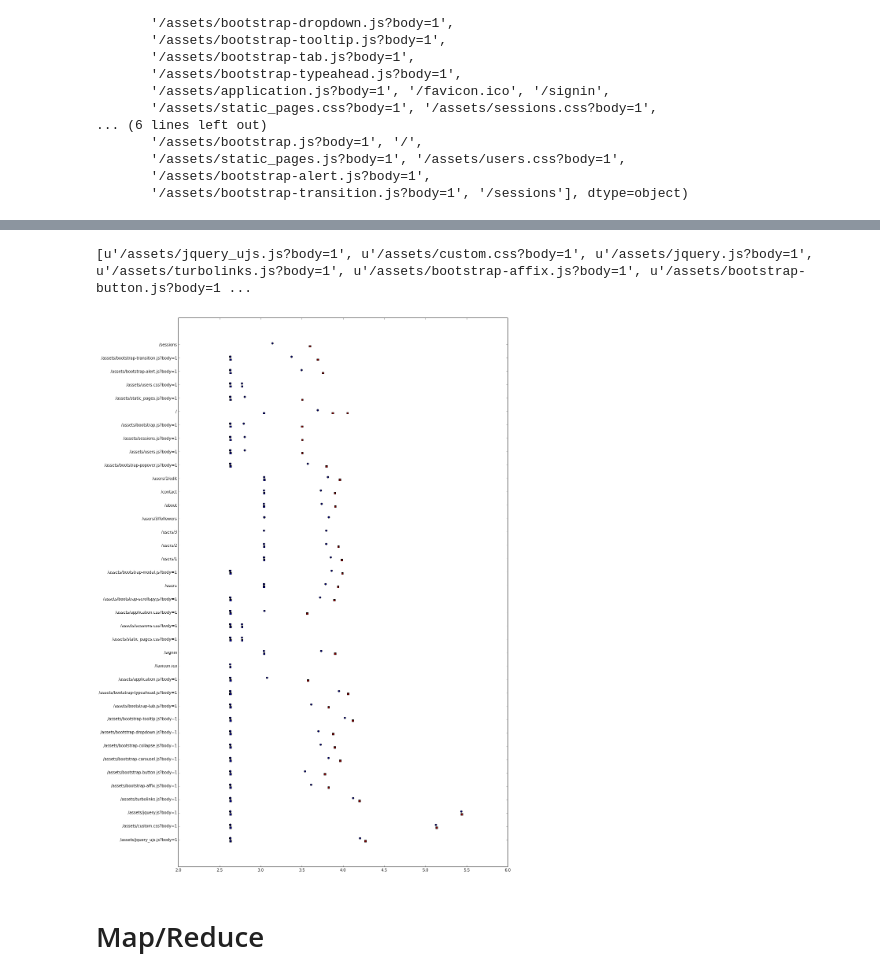
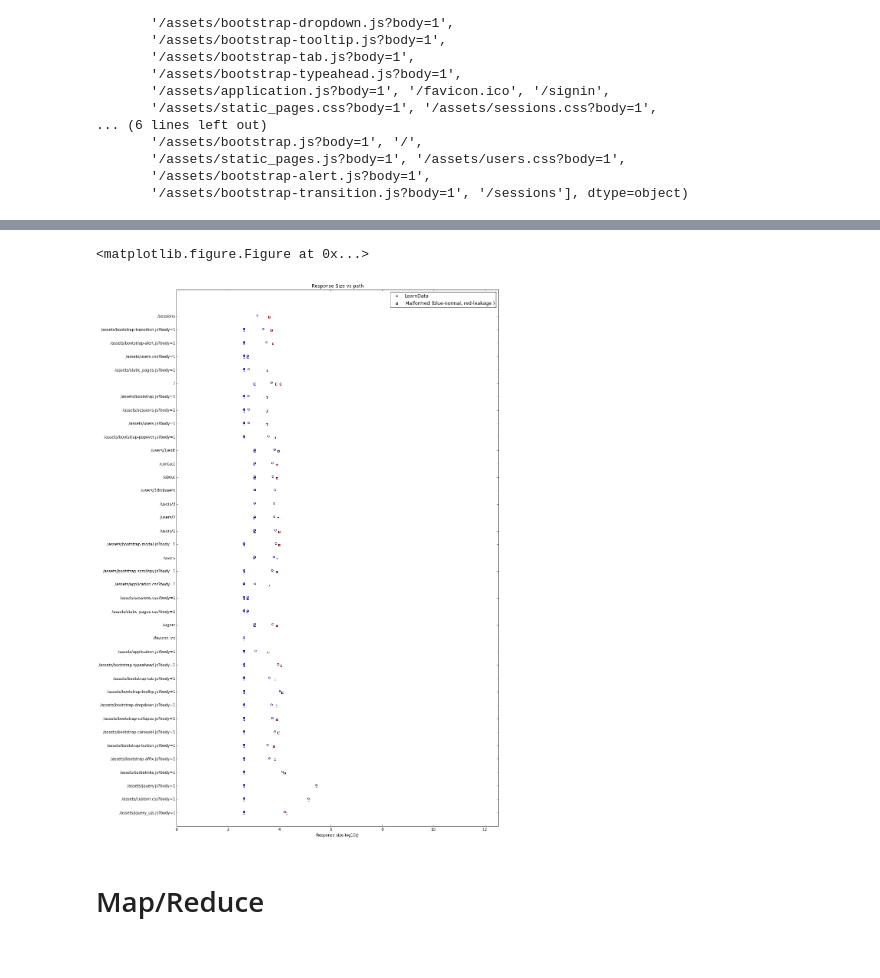
Before and after one commit to wangwf/Codes, a Jupyter notebook: dataLogs/mongodb.ipynb, the cells around one changed output, grey strips where cells are left out. Drawn from its saved outputs; the diff is of its cells as text; code cells hidden in the pictures.

```diff
--- a/dataLogs/mongodb.ipynb
+++ b/dataLogs/mongodb.ipynb
@@ -643,8 +648,8 @@ dfx.astype(float).corr()
 | content | 0.999927 | 1.000000 | 0.087122 |
 | headers | 0.099191 | 0.087122 | 1.000000 |
 # %%
-rcParams['figure.figsize'] = 5,5
-plt.figure()
+#rcParams['figure.figsize'] = 5,5
+plt.figure(figsize=(5,5))
 plt.clf()
-df["contentLeakage"].hist()
+#df["contentLeakage"].hist()
 # %% [output]
@@ -742,45 +725,48 @@ list(paths)
 # %%
 #plt.scatter(df1['response'],df1['pathID'],c=df1['pathID'])
 
-def plotPath(df1, dft, ymax):
+def plotPath(df1, dft, xmax):
+    plt.clf()
     rcParams['figure.figsize'] = 15, 25
     fig=plt.figure()
     ax = fig.add_subplot(111)
 
     from math import log
     #res = [log10(x+1) for x in df1['response']]
 
     X = [log10(x+1) for x in df1['response']]
-    Y = [ y+0.1 for y in df1['pathID']]
+    Y = [ y+0.05 for y in df1['pathID']]
     C = [ c for c in df1['contentLeakage']]
 
 
     Xt = [log10(x+1) for x in dft['response']]
-    Yt = [ y-0.1 for y in dft['pathID']]
+    Yt = [ y-0.05 for y in dft['pathID']]
     Ct = [c for c in dft['contentLeakage']]
 
 
-    plt.yticks(range(len(paths)), list(paths))
 #    ax.set_yticklabels(paths)
 
-    ax.scatter( X, Y, c=C, marker="o") #c=dft['pathID'])
-    ax.scatter( Xt, Yt, c=Ct,marker="s") #c=dft['pathID'])
+    l1=ax.scatter( X, Y, c=C, marker="o", facecolors="none") #c=dft['pathID'])
+    l2=ax.scatter( Xt, Yt, c=Ct,marker="s", facecolors="none") #c=dft['pathID'])
+
+    plt.legend((l1,l2),("LearnData","Malformed (blue-normal, red-leakage )"), scatterpoints=1)
+    plt.yticks(range(len(paths)), list(paths))
 
 #    plt.yticks(range(len(paths)), list(paths))
     yt = [item.get_text() for item in ax.get_yticklabels()]
-    print yt,len(yt)
+#    print yt,len(yt)
 
-#    plt.xlim(0,ymax)
-#    plt.ylim(-1,len(paths)+1)
+    plt.xlim(0,xmax)
+    plt.ylim(-1,len(paths)+1)
 
-#    plt.xlabel("Response suze")
-#    plt.title("Response Size vs path")
+    plt.xlabel("Response size-log10()")
+    plt.title("Response Size vs path")
 
-#ymax = log(df1['response'].max())
+xmax = log(df1['response'].max())
 plotPath(df1,dft,ymax)
 # %% [output]
-[u'/assets/jquery_ujs.js?body=1', u'/assets/custom.css?body=1', u'/assets/jquery.js?body=1', u'/assets/turbolinks.js?body=1', u'/assets/bootstrap-affix.js?body=1', u'/assets/bootstrap-button.js?body=1 ...
+<matplotlib.figure.Figure at 0x...>
-[figure, old version]
+[figure, new version]
 # %% [markdown]
 # Map/Reduce
 # %%
```
Also changed, not shown: parts of 7 cells of this notebook, 2 other files.
